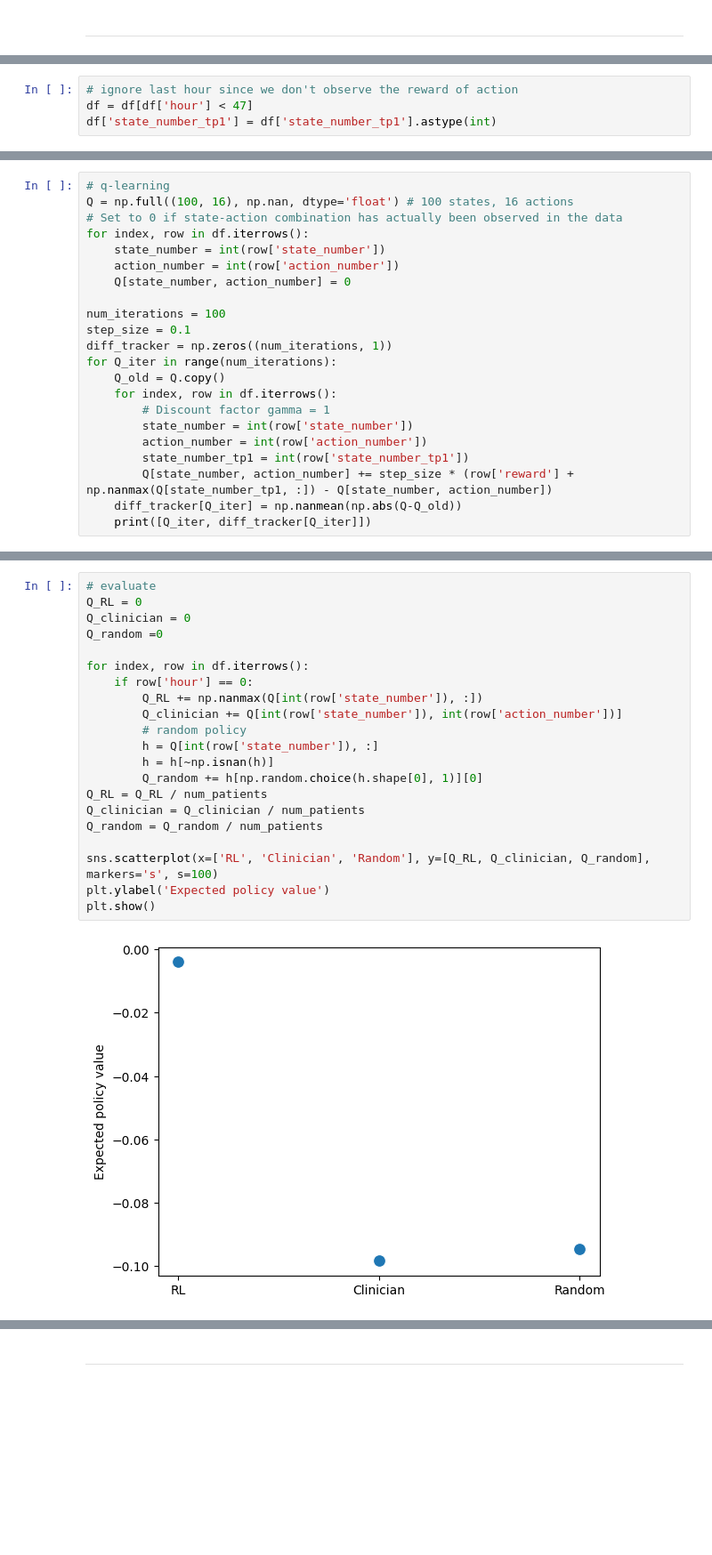
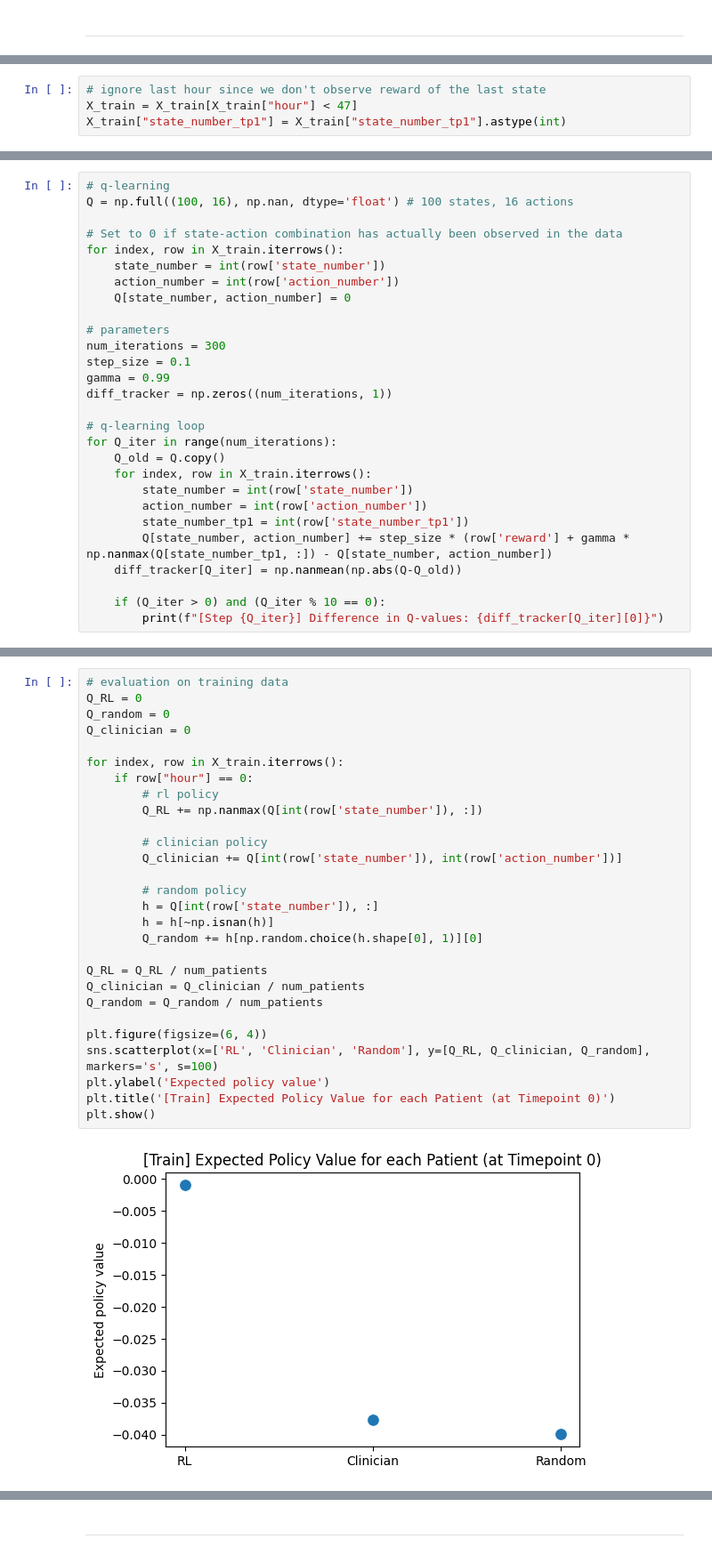
Before and after one commit to RuoqingEvelineWang/CS5446, a Jupyter notebook: notebooks/Clare-Hypotension.ipynb, the cells around one changed output, grey strips where cells are left out. Shown: that part at 89% size. Drawn from its saved outputs; the diff is of its cells as text; blank space fills up the shorter version.

```diff
--- a/notebooks/Clare-Hypotension.ipynb
+++ b/notebooks/Clare-Hypotension.ipynb
@@ -158,5 +168,5 @@ df['reward'] = df['reward'].shift(-1)
 # %%
-# ignore last hour since we don't observe the reward of action
-df = df[df['hour'] < 47]
-df['state_number_tp1'] = df['state_number_tp1'].astype(int)
+# ignore last hour since we don't observe reward of the last state
+X_train = X_train[X_train["hour"] < 47]
+X_train["state_number_tp1"] = X_train["state_number_tp1"].astype(int)
 # %% [markdown]
@@ -164,23 +174,29 @@ A simple algorithm for offline reinforcement learning (where we are given a fixe
 # %%
 # q-learning
 Q = np.full((100, 16), np.nan, dtype='float') # 100 states, 16 actions
+
 # Set to 0 if state-action combination has actually been observed in the data
-for index, row in df.iterrows():
+for index, row in X_train.iterrows():
     state_number = int(row['state_number'])
     action_number = int(row['action_number'])
     Q[state_number, action_number] = 0
 
-num_iterations = 100
+# parameters
+num_iterations = 300
 step_size = 0.1
+gamma = 0.99
 diff_tracker = np.zeros((num_iterations, 1))
+
+# q-learning loop
 for Q_iter in range(num_iterations):
     Q_old = Q.copy()
-    for index, row in df.iterrows():
-        # Discount factor gamma = 1
+    for index, row in X_train.iterrows():
         state_number = int(row['state_number'])
         action_number = int(row['action_number'])
         state_number_tp1 = int(row['state_number_tp1'])
-        Q[state_number, action_number] += step_size * (row['reward'] + np.nanmax(Q[state_number_tp1, :]) - Q[state_number, action_number])
+        Q[state_number, action_number] += step_size * (row['reward'] + gamma * np.nanmax(Q[state_number_tp1, :]) - Q[state_number, action_number])
     diff_tracker[Q_iter] = np.nanmean(np.abs(Q-Q_old))
-    print([Q_iter, diff_tracker[Q_iter]])
+
+    if (Q_iter > 0) and (Q_iter % 10 == 0):
+        print(f"[Step {Q_iter}] Difference in Q-values: {diff_tracker[Q_iter][0]}")
 # %% [output]
@@ -205,24 +223,31 @@ for Q_iter in range(num_iterations):
 The expected value of the RL policy can now be compared to the value of the original clinical policy or a random policy. The expected value of the RL policy is higher than for the other policies.
 # %%
-# evaluate
+# evaluation on training data
 Q_RL = 0
+Q_random = 0
 Q_clinician = 0
-Q_random =0
 
-for index, row in df.iterrows():
-    if row['hour'] == 0:
+for index, row in X_train.iterrows():
+    if row["hour"] == 0:
+        # rl policy
         Q_RL += np.nanmax(Q[int(row['state_number']), :])
+
+        # clinician policy
         Q_clinician += Q[int(row['state_number']), int(row['action_number'])]
+
         # random policy
         h = Q[int(row['state_number']), :]
         h = h[~np.isnan(h)]
         Q_random += h[np.random.choice(h.shape[0], 1)][0]
+
 Q_RL = Q_RL / num_patients
 Q_clinician = Q_clinician / num_patients
 Q_random = Q_random / num_patients
 
+plt.figure(figsize=(6, 4))
 sns.scatterplot(x=['RL', 'Clinician', 'Random'], y=[Q_RL, Q_clinician, Q_random], markers='s', s=100)
 plt.ylabel('Expected policy value')
+plt.title('[Train] Expected Policy Value for each Patient (at Timepoint 0)')
 plt.show()
 # %% [output]
-[figure, old version]
+[figure, new version]
```
Also changed, not shown: parts of 73 cells of this notebook.
